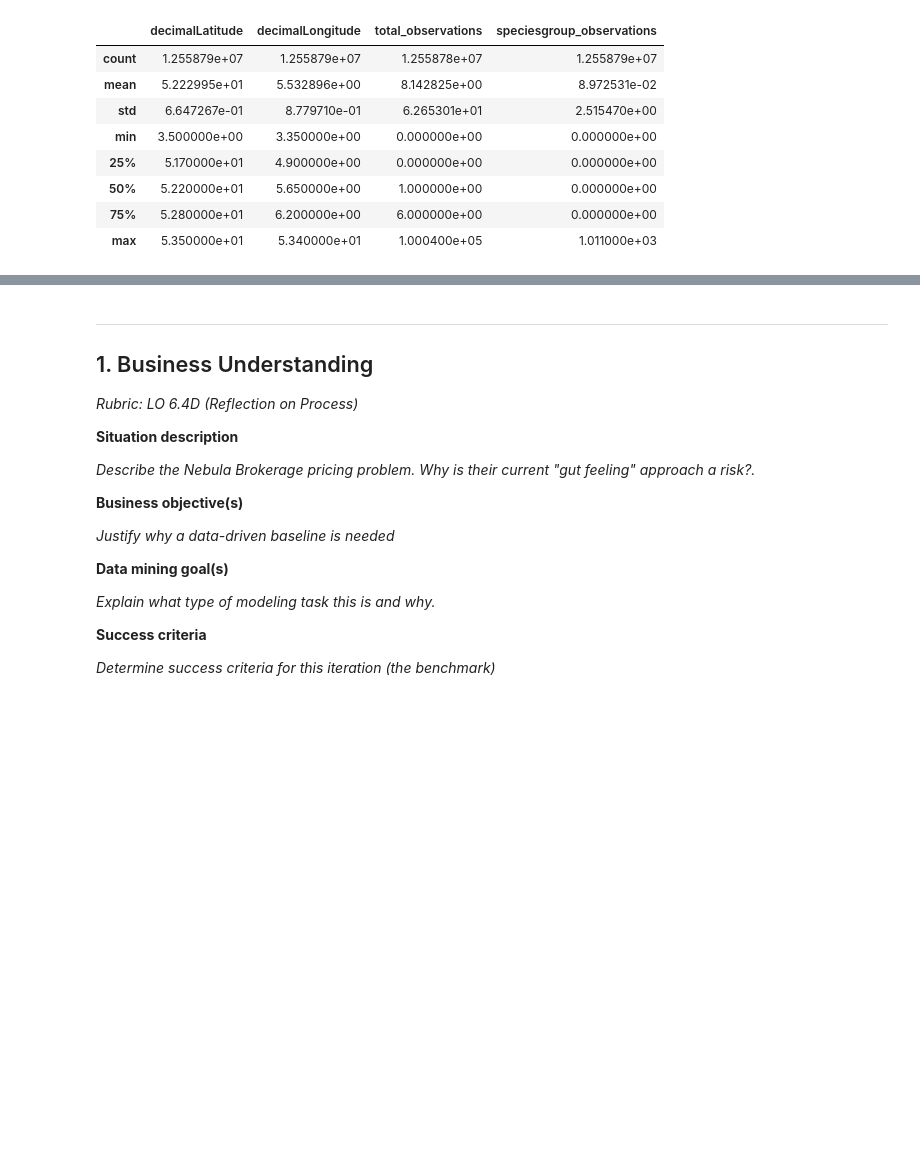
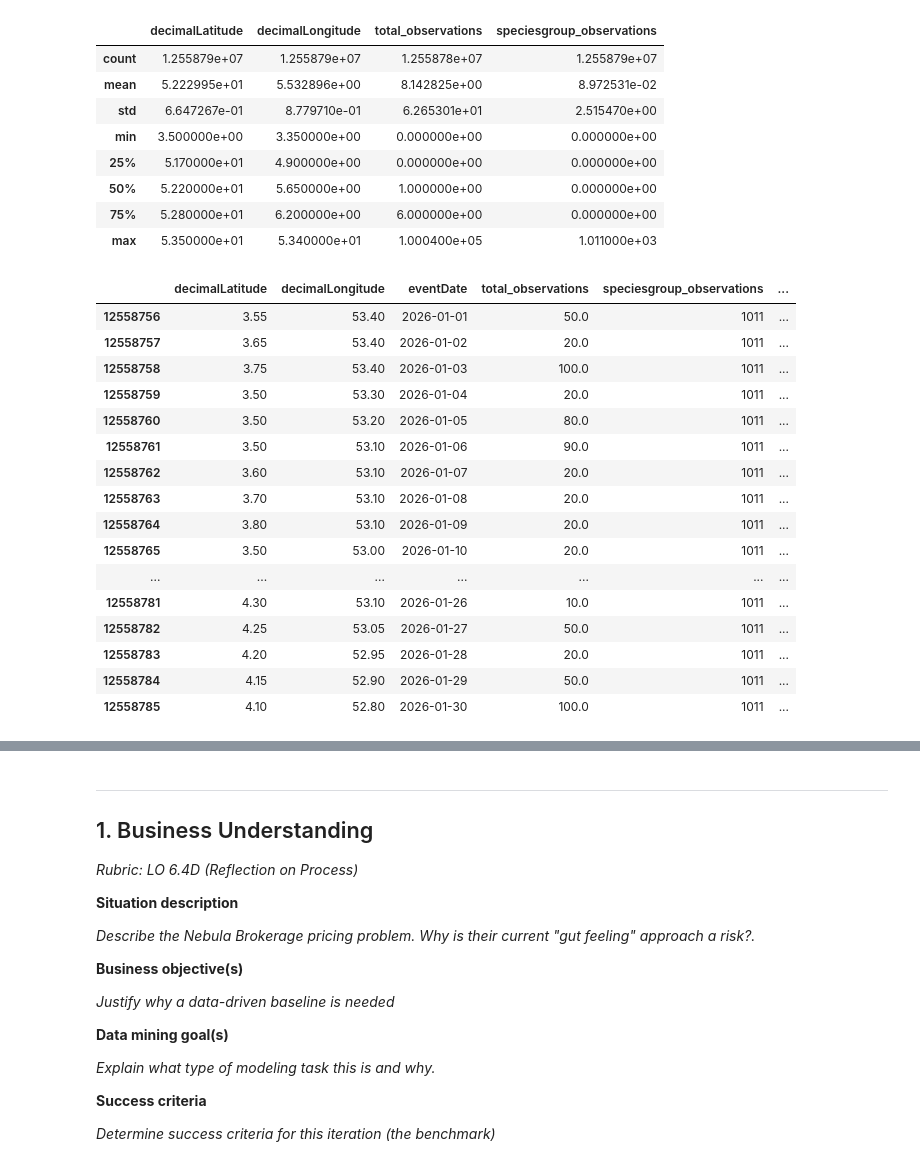
Before and after one commit to XueHu2222/DSAI, a Jupyter notebook: assignment_template_it1.ipynb, the cells around one changed output, grey strips where cells are left out. Saved outputs shown, nothing was run; the diff lists cells and outputs as text; code cells hidden in the pictures; blank space fills up the shorter version.

Commit message:
data merge and clean

```diff
--- a/assignment_template_it1.ipynb
+++ b/assignment_template_it1.ipynb
@@ -65,9 +65,27 @@ df_observation.describe()
 # %%
 df_merged = pd.merge(
     df_observation,
     df_habitats,
     on=['decimalLatitude', 'decimalLongitude'],
     how='left'
 )
 
-df_merged["Dicentrarchus labrax"] = pd.to_numeric(df_merged["Dicentrarchus labrax"], errors="coerce")
+# df_merged["Dicentrarchus labrax"] = pd.to_numeric(df_merged["Dicentrarchus labrax"], errors="coerce")
+# %% [output]
+|  | decimalLatitude | decimalLongitude | eventDate | total_observations | speciesgroup_observations | ... |
+| 12558756 | 3.55 | 53.40 | 2026-01-01 | 50.0 | 1011 | ... |
+| 12558757 | 3.65 | 53.40 | 2026-01-02 | 20.0 | 1011 | ... |
+| 12558758 | 3.75 | 53.40 | 2026-01-03 | 100.0 | 1011 | ... |
+| 12558759 | 3.50 | 53.30 | 2026-01-04 | 20.0 | 1011 | ... |
+| 12558760 | 3.50 | 53.20 | 2026-01-05 | 80.0 | 1011 | ... |
+| 12558761 | 3.50 | 53.10 | 2026-01-06 | 90.0 | 1011 | ... |
+| 12558762 | 3.60 | 53.10 | 2026-01-07 | 20.0 | 1011 | ... |
+| 12558763 | 3.70 | 53.10 | 2026-01-08 | 20.0 | 1011 | ... |
+| 12558764 | 3.80 | 53.10 | 2026-01-09 | 20.0 | 1011 | ... |
+| 12558765 | 3.50 | 53.00 | 2026-01-10 | 20.0 | 1011 | ... |
+| ... | ... | ... | ... | ... | ... | ... |
+| 12558781 | 4.30 | 53.10 | 2026-01-26 | 10.0 | 1011 | ... |
+| 12558782 | 4.25 | 53.05 | 2026-01-27 | 50.0 | 1011 | ... |
+| 12558783 | 4.20 | 52.95 | 2026-01-28 | 20.0 | 1011 | ... |
+| 12558784 | 4.15 | 52.90 | 2026-01-29 | 50.0 | 1011 | ... |
+| 12558785 | 4.10 | 52.80 | 2026-01-30 | 100.0 | 1011 | ... |
```
Also changed, not shown: parts of 1 cell of this notebook.
